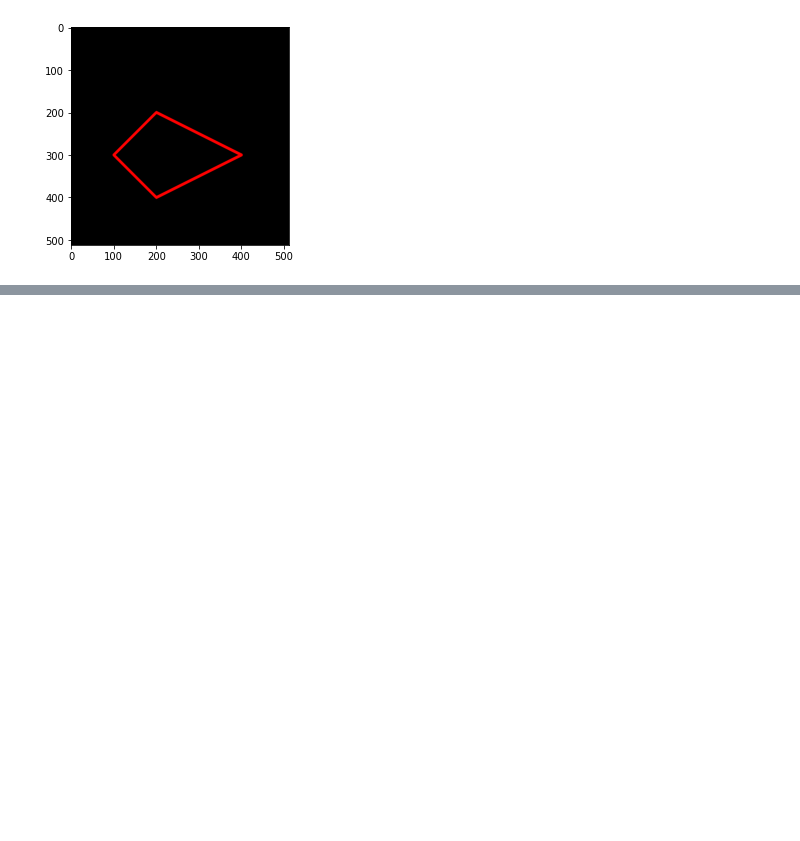
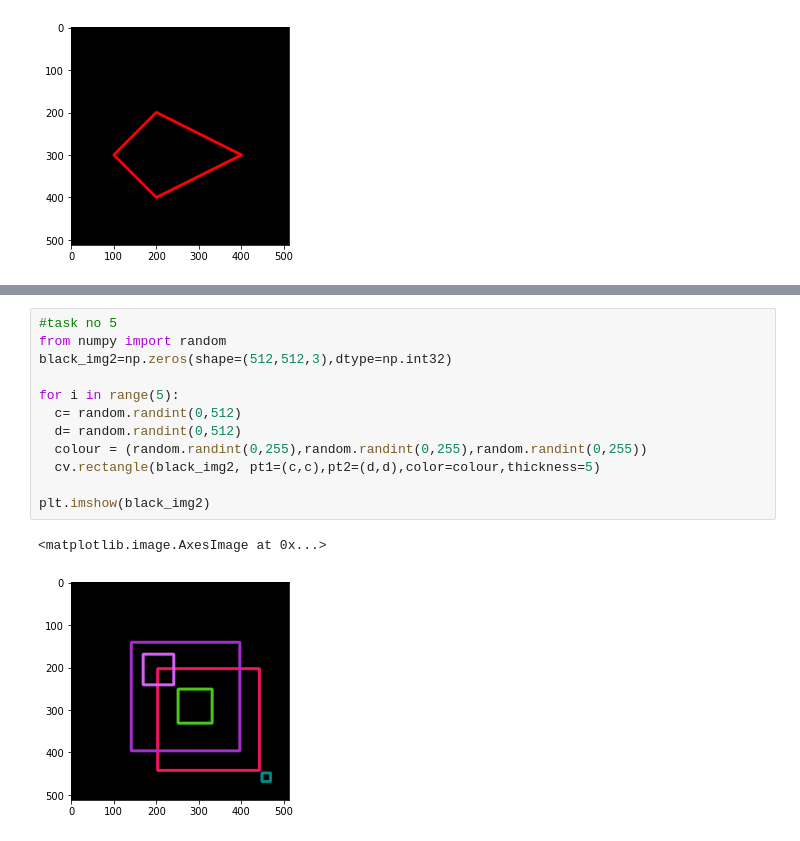
Before and after one commit to nabilahaffryda/PVCK_Genap_2021, a Jupyter notebook: Week2.ipynb, the cells around one changed output, grey strips where cells are left out. Saved outputs shown, nothing was run; the diff lists cells and outputs as text; blank space fills up the shorter version.

```diff
--- a/Week2.ipynb
+++ b/Week2.ipynb
@@ -128,0 +179,15 @@ plt.imshow(black_img2)
+# %%
+#task no 5
+from numpy import random
+black_img2=np.zeros(shape=(512,512,3),dtype=np.int32)
+
+for i in range(5):
+  c= random.randint(0,512)
+  d= random.randint(0,512)
+  colour = (random.randint(0,255),random.randint(0,255),random.randint(0,255))
+  cv.rectangle(black_img2, pt1=(c,c),pt2=(d,d),color=colour,thickness=5)
+
+plt.imshow(black_img2)
+# %% [output]
+<matplotlib.image.AxesImage at 0x...>
+[figure, added]
```
Also changed, not shown: parts of 9 cells of this notebook.
